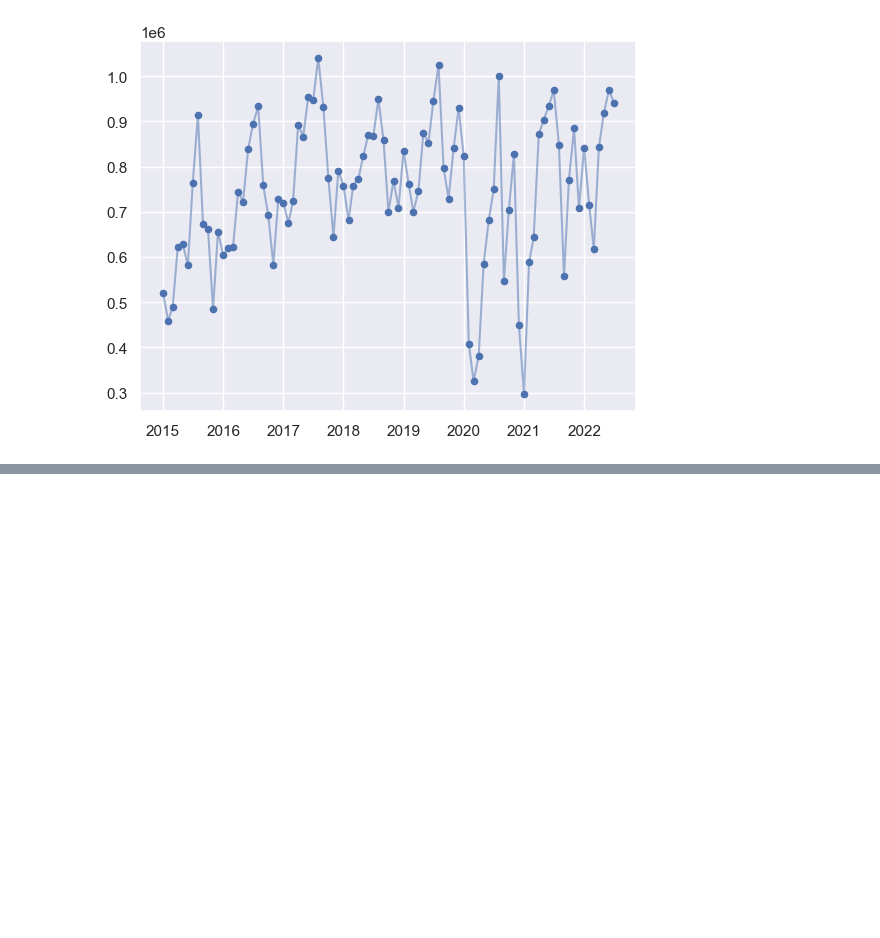
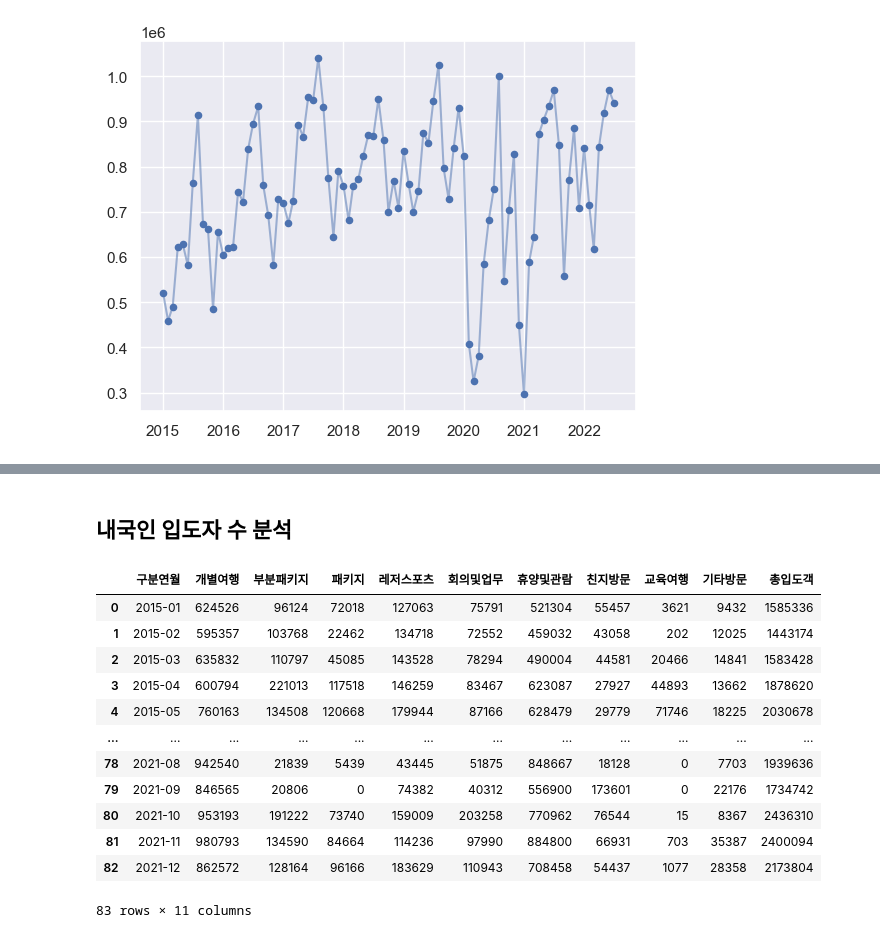
Before and after one commit to YuLim2/BigContest2022, a Jupyter notebook: BigContest2022.ipynb, the cells around one changed output, grey strips where cells are left out. Cells and saved outputs as stored; diff of their text form; code cells hidden in the pictures; blank space fills up the shorter version.

Commit message:
ADD: Prepare of domesic data - concat all of data and insert new column sum

```diff
--- a/BigContest2022.ipynb
+++ b/BigContest2022.ipynb
@@ -145,10 +143,0 @@ plt.plot(x, y, c = 'b', alpha = 0.5)
-# %%
-# dataset
-def combine_data(start_year, end_year):
-    df_domestic = pd.read_csv(f'./data/domestic_{start_year}.csv', encoding='cp949', on_bad_lines='skip')
-    df_domestic.drop(columns='데이터기준일자')
-    for i in range(start_year + 1, end_year + 1):
-        df_domestic_section = pd.read_csv(f'./data/domestic_{i}.csv', encoding='cp949', on_bad_lines='skip')
-        df_domestic_section.drop(columns='데이터기준일자')
-        df_domestic = pd.concat([df_domestic, df_domestic_section], ignore_index=True)
-    print(df_domestic)
@@ -199,0 +144,32 @@ pd.read_csv('./data/domestic_2015.csv', encoding='cp949', on_bad_lines='skip')
+# %% [markdown]
+## 내국인 입도자 수 분석
+# %%
+# dataset
+columns = ['구분연월', '개별여행', '부분패키지', '패키지', '레저스포츠', '회의및업무', '휴양및관람', '친지방문', '교육여행', '기타방문', '데이터기준일자']
+def combine_data(start_year, end_year):
+    df_domestic = pd.read_csv(f'./data/domestic_{start_year}.csv', encoding='cp949', on_bad_lines='skip')
+    df_domestic.columns = columns
+    for i in range(start_year + 1, end_year + 1):
+        df_domestic_section = pd.read_csv(f'./data/domestic_{i}.csv', encoding='cp949', on_bad_lines='skip')
+        df_domestic_section.columns = columns
+        df_domestic = pd.concat([df_domestic, df_domestic_section], ignore_index=True)
+    return df_domestic
+# %%
+df_domestic = combine_data(2015, 2021)
+df_domestic = df_domestic.drop(columns='데이터기준일자')
+df_domestic['총입도객'] = df_domestic.sum(axis=1)
+df_domestic
+# %% [output]
+|  | 구분연월 | 개별여행 | 부분패키지 | 패키지 | 레저스포츠 | 회의및업무 | 휴양및관람 | 친지방문 | 교육여행 | 기타방문 | 총입도객 |
+| 0 | 2015-01 | 624526 | 96124 | 72018 | 127063 | 75791 | 521304 | 55457 | 3621 | 9432 | 1585336 |
+| 1 | 2015-02 | 595357 | 103768 | 22462 | 134718 | 72552 | 459032 | 43058 | 202 | 12025 | 1443174 |
+| 2 | 2015-03 | 635832 | 110797 | 45085 | 143528 | 78294 | 490004 | 44581 | 20466 | 14841 | 1583428 |
+| 3 | 2015-04 | 600794 | 221013 | 117518 | 146259 | 83467 | 623087 | 27927 | 44893 | 13662 | 1878620 |
+| 4 | 2015-05 | 760163 | 134508 | 120668 | 179944 | 87166 | 628479 | 29779 | 71746 | 18225 | 2030678 |
+| ... | ... | ... | ... | ... | ... | ... | ... | ... | ... | ... | ... |
+| 78 | 2021-08 | 942540 | 21839 | 5439 | 43445 | 51875 | 848667 | 18128 | 0 | 7703 | 1939636 |
+| 79 | 2021-09 | 846565 | 20806 | 0 | 74382 | 40312 | 556900 | 173601 | 0 | 22176 | 1734742 |
+| 80 | 2021-10 | 953193 | 191222 | 73740 | 159009 | 203258 | 770962 | 76544 | 15 | 8367 | 2436310 |
+| 81 | 2021-11 | 980793 | 134590 | 84664 | 114236 | 97990 | 884800 | 66931 | 703 | 35387 | 2400094 |
+| 82 | 2021-12 | 862572 | 128164 | 96166 | 183629 | 110943 | 708458 | 54437 | 1077 | 28358 | 2173804 |
+83 rows × 11 columns
```
Also changed, not shown: parts of 6 cells of this notebook.
